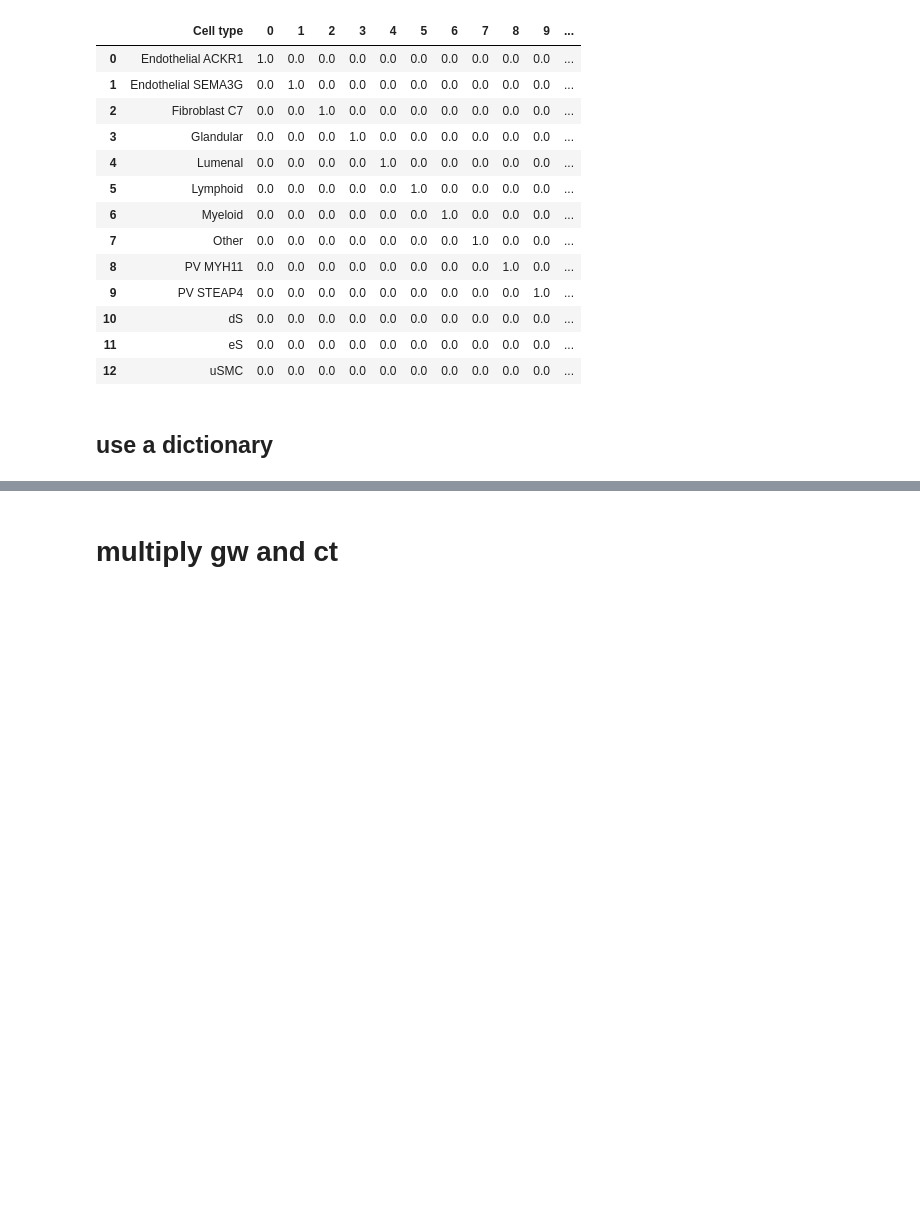
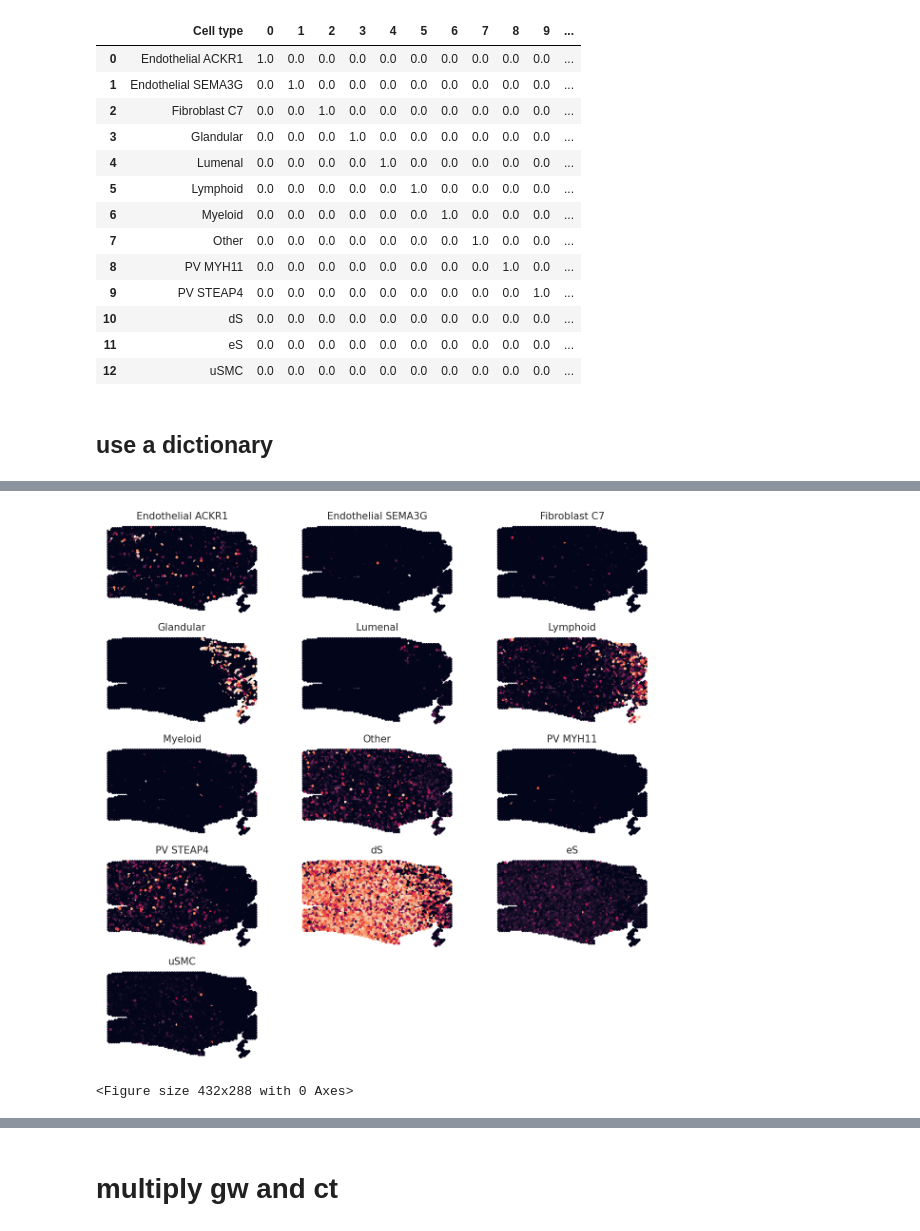
Before and after one commit to vfschumann/novosparc, a Jupyter notebook: Vic/development/celltype_transfer.ipynb, the cells around one changed output, grey strips where cells are left out. Drawn from its saved outputs; the diff is of its cells as text; code cells hidden in the pictures; blank space fills up the shorter version.

```diff
--- a/Vic/development/celltype_transfer.ipynb
+++ b/Vic/development/celltype_transfer.ipynb
@@ -264,0 +404,5 @@ ct_encode_names
+# %%
+novosparc.pl.embedding(dataset_tissue, ct_unique)
+# %% [output]
+[figure, added]
+<Figure size 432x288 with 0 Axes>
```
Also changed, not shown: parts of 32 cells of this notebook, 1 other file.
